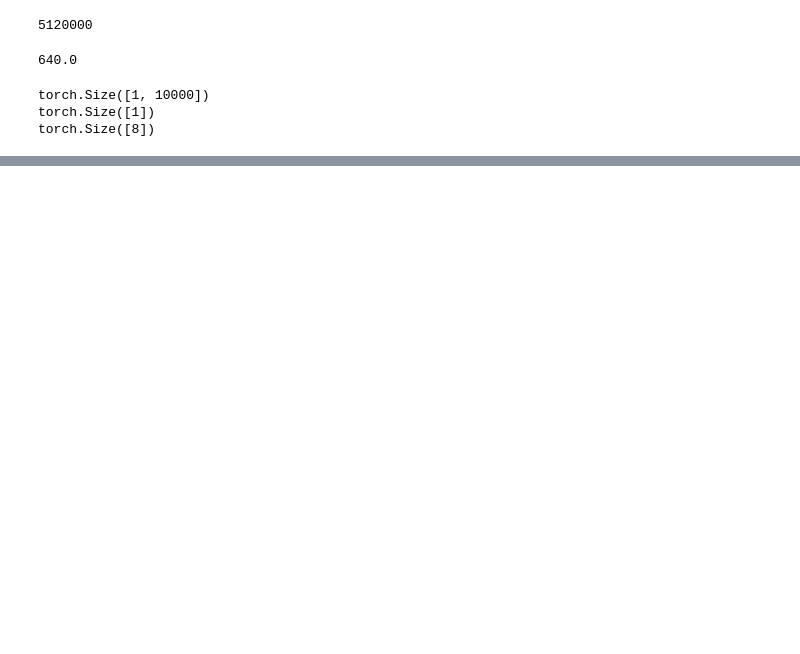
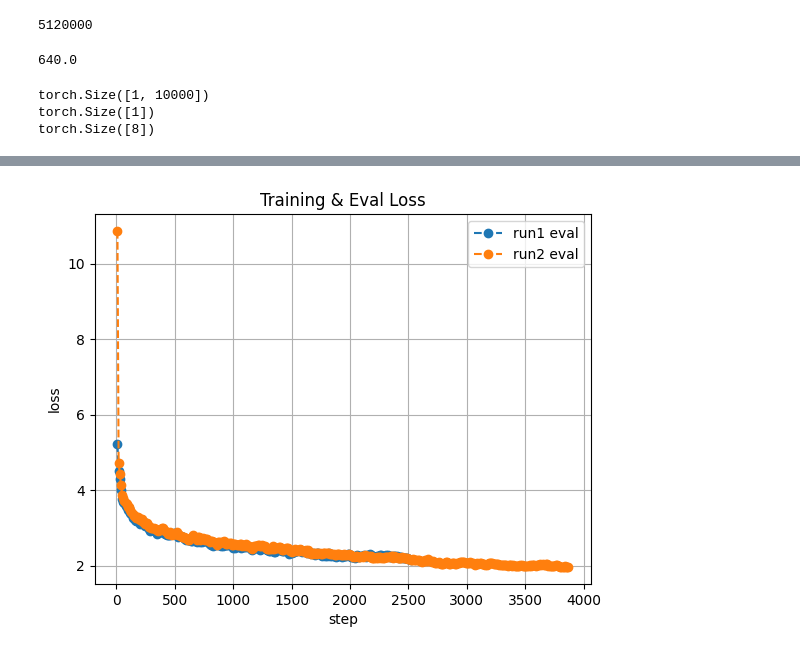
Before and after one commit to xuanyangge/cs336, a Jupyter notebook: Training_analysis.ipynb, the cells around one changed output, grey strips where cells are left out. Cells and saved outputs as stored; diff of their text form; code cells hidden in the pictures; blank space fills up the shorter version.

```diff
--- a/Training_analysis.ipynb
+++ b/Training_analysis.ipynb
@@ -156,0 +251,8 @@ torch.Size([8])
+# %%
+runs = {
+    'run1': '/Users/xuge/cs336/checkpoints/debug/b357959f-73ab-49d4-b40a-dbb50a7ec862/training_log.txt',
+    'run2': '/Users/xuge/cs336/checkpoints/debug/af372d76-25a7-4ffe-ba97-03a771c8d335/training_log.txt',
+}
+plot_runs(runs, show_train = False)
+# %% [output]
+[figure, added]
```
Also changed, not shown: parts of 7 cells of this notebook, 3 other files.
